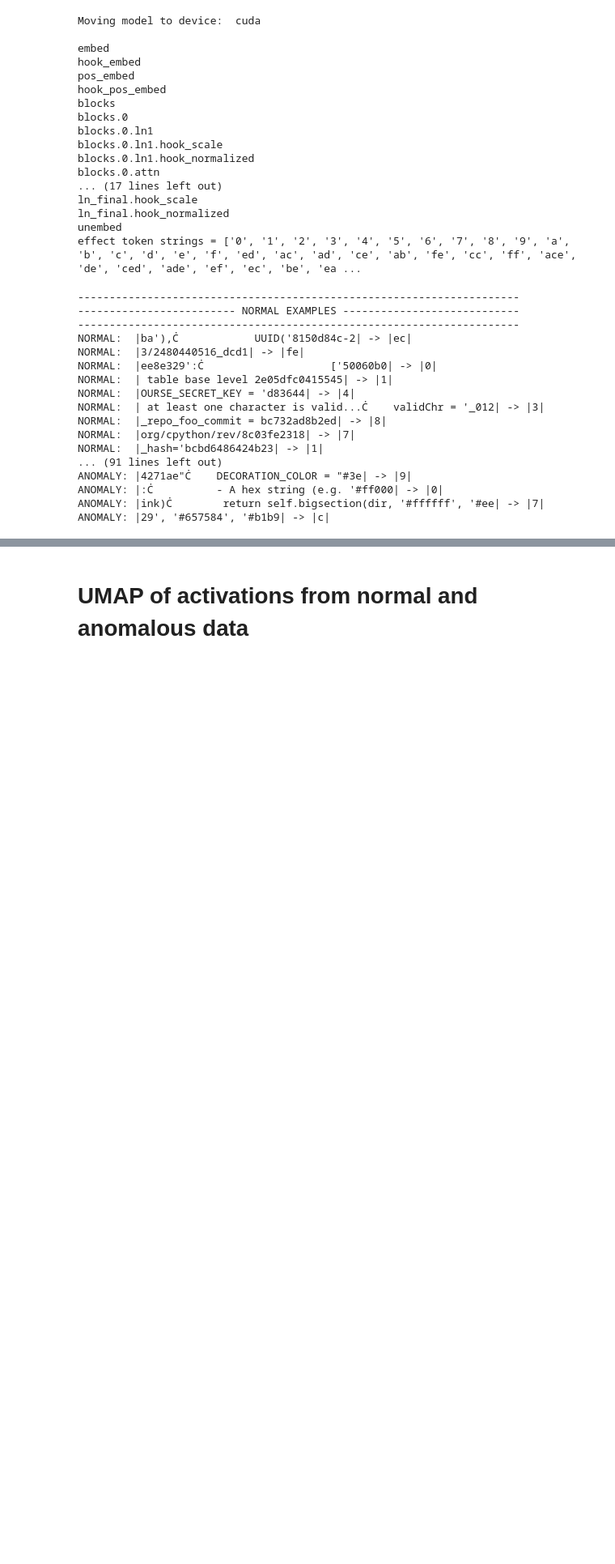
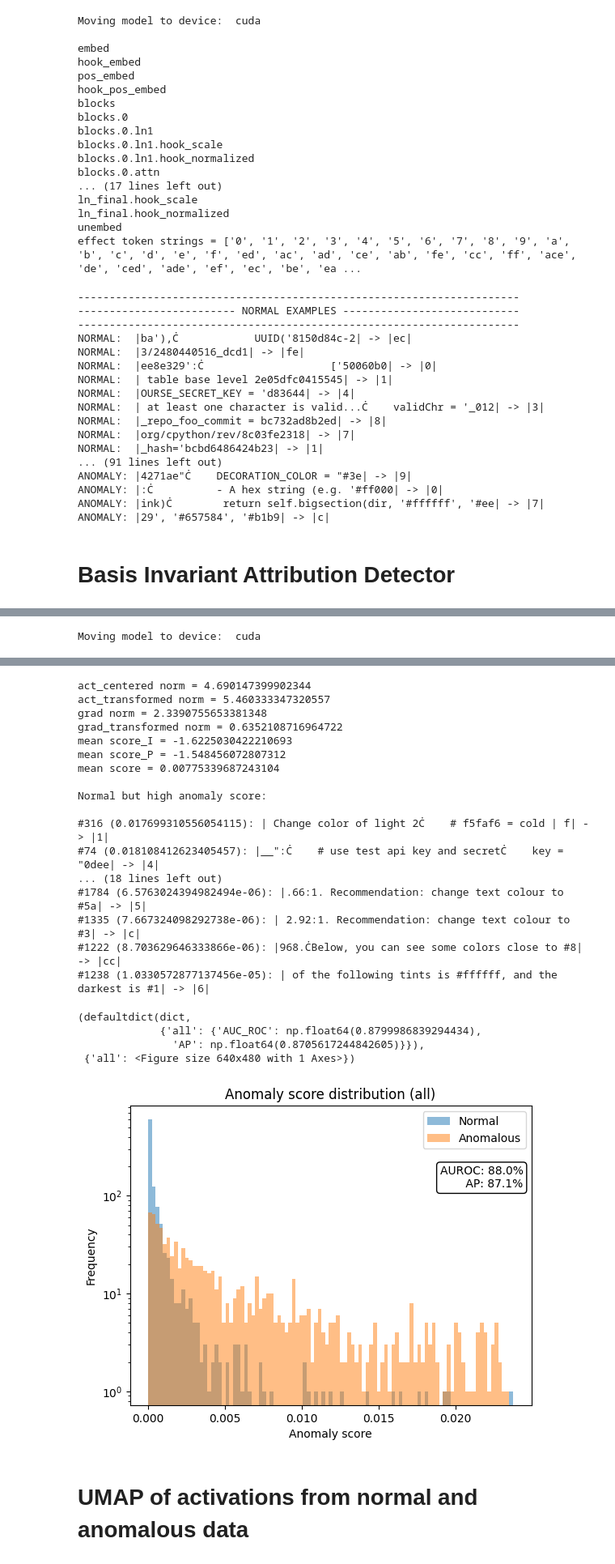
Before and after one commit to jordansauce/mad-experiments, a Jupyter notebook: tiny_natural_mechanisms.ipynb, the cells around one changed output, grey strips where cells are left out. Shown at 81% size. Saved outputs shown, nothing was run; the diff lists cells and outputs as text; code cells hidden in the pictures; blank space fills up the shorter version.

```diff
--- a/tiny_natural_mechanisms.ipynb
+++ b/tiny_natural_mechanisms.ipynb
@@ -131,3 +131,17 @@ ANOMALY: |4271ae"Ċ    DECORATION_COLOR = "#3e| -> |9|
 ANOMALY: |:Ċ          - A hex string (e.g. '#ff000| -> |0|
 ANOMALY: |ink)Ċ        return self.bigsection(dir, '#ffffff', '#ee| -> |7|
 ANOMALY: |29', '#657584', '#b1b9| -> |c|
+# %% [markdown]
+# Basis Invariant Attribution Detector
+# %%
+
+def sum_of_relevant_logits(logits):
+    logits = get_activation_at_last_token(logits) # (batch, hidden)
+    return torch.mean(logits[:, effect_tokens], dim=-1) # (batch)
+
+cache = detectors.FeatureCache(device=device)
+task.model.to(device)
+detector = detectors.BasisInvariantAttributionDetector(activation_names=names, n_svals=350, output_func_for_grads=sum_of_relevant_logits, layer_aggregation="mean", cache=cache)
+detector.train(task, batch_size=64)
+detector.eval(dataset=task.test_data, batch_size=64, show_worst_mistakes=True, sample_format_fn=sample_format_fn)
+# %% [output]
@@ -133,0 +149 @@ ANOMALY: |29', '#657584', '#b1b9| -> |c|
+Moving model to device:  cuda
@@ -134,3 +171,25 @@ ANOMALY: |29', '#657584', '#b1b9| -> |c|
+act_centered norm = 4.690147399902344
+act_transformed norm = 5.460333347320557
+grad norm = 2.3390755653381348
+grad_transformed norm = 0.6352108716964722
+mean score_I = -1.6225030422210693
+mean score_P = -1.548456072807312
+mean score = 0.00775339687243104
+
+Normal but high anomaly score:
+
+#316 (0.017699310556054115): | Change color of light 2Ċ    # f5faf6 = cold | f| -> |1|
+#74 (0.018108412623405457): |__":Ċ    # use test api key and secretĊ    key = "0dee| -> |4|
+... (18 lines left out)
+#1784 (6.5763024394982494e-06): |.66:1. Recommendation: change text colour to #5a| -> |5|
+#1335 (7.667324098292738e-06): | 2.92:1. Recommendation: change text colour to #3| -> |c|
+#1222 (8.703629646333866e-06): |968.ĊBelow, you can see some colors close to #8| -> |cc|
+#1238 (1.0330572877137456e-05): | of the following tints is #ffffff, and the darkest is #1| -> |6|
+(defaultdict(dict,
+             {'all': {'AUC_ROC': np.float64(0.8799986839294434),
+               'AP': np.float64(0.8705617244842605)}}),
+ {'all': <Figure size 640x480 with 1 Axes>})
+[figure, added]
 # %% [markdown]
 # UMAP of activations from normal and anomalous data
 # %%
```
Also changed, not shown: parts of 10 cells of this notebook, 2 other files.
